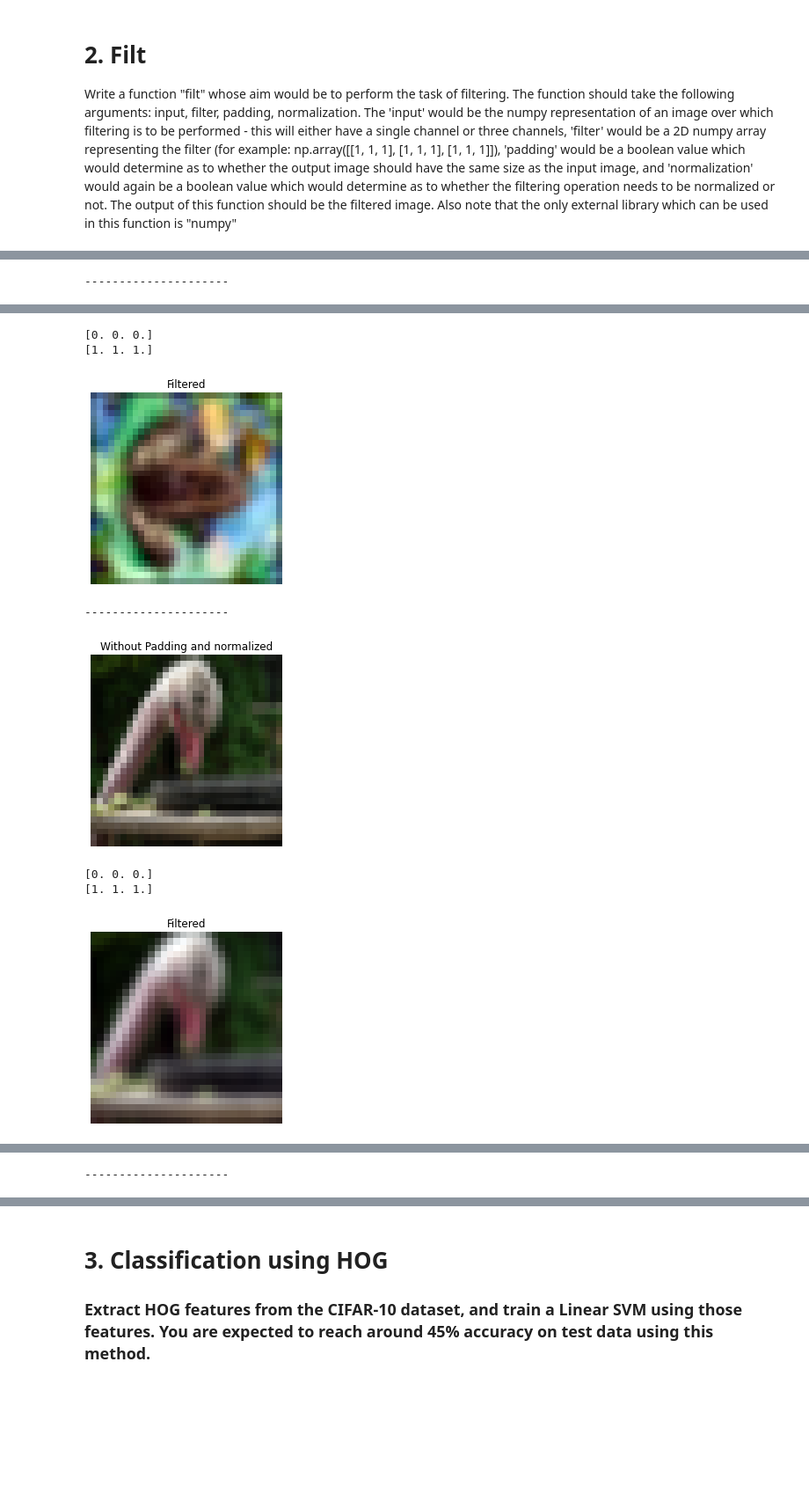
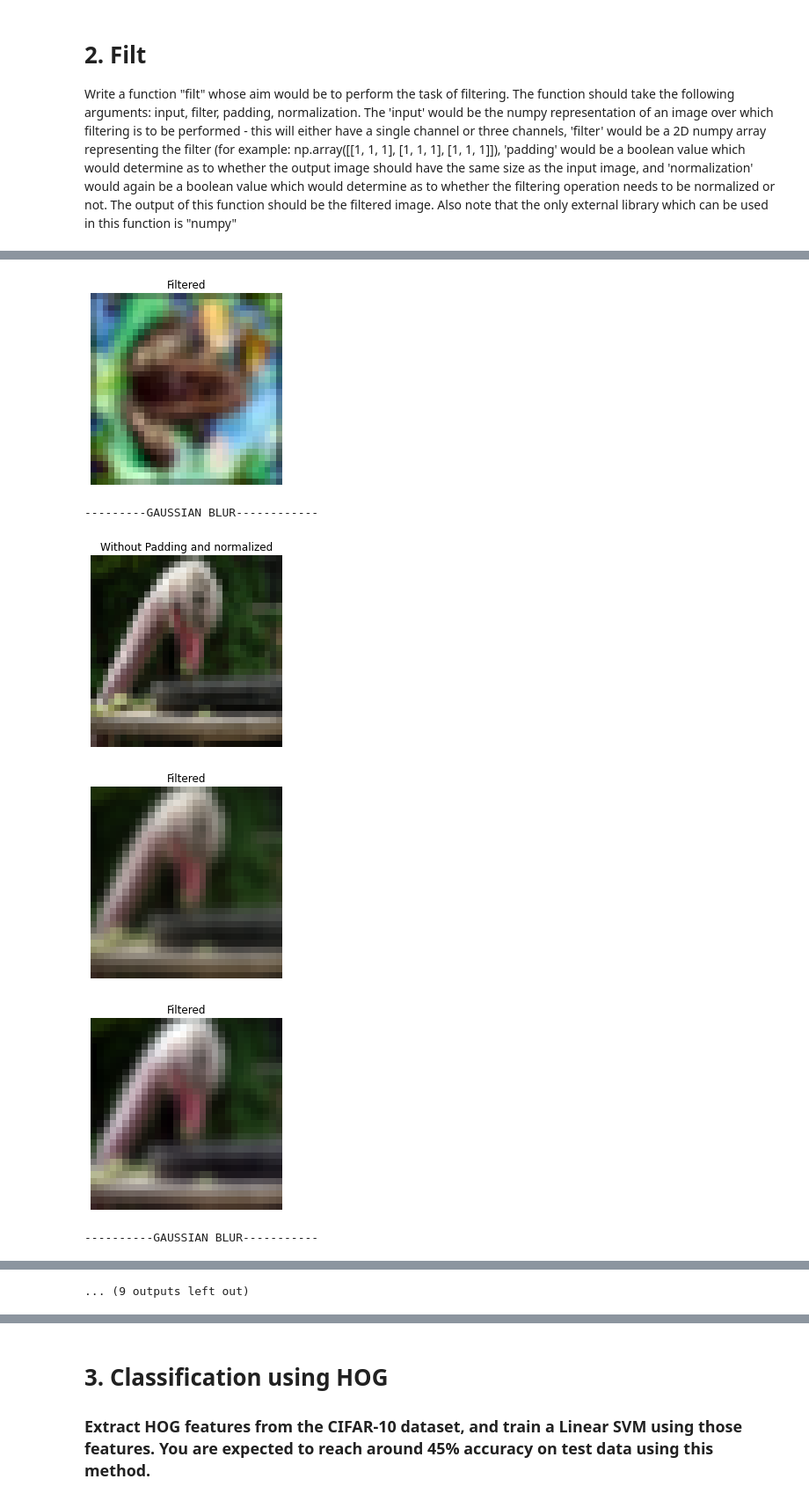
Before and after one commit to ms03831/nn-HoG-classification-CIFAR10, a Jupyter notebook: classification_cifar10.ipynb, the cells around one changed output, grey strips where cells are left out. Shown at 88% size. Saved outputs shown, nothing was run; the diff lists cells and outputs as text; code cells hidden in the pictures; blank space fills up the shorter version.

```diff
--- a/classification_cifar10.ipynb
+++ b/classification_cifar10.ipynb
@@ -97,12 +102,10 @@ def filt(input, filter, padding, normalization):
     return: returns the filtered image, as np array
     """
     if len(input.shape) == 2:
-        f_shape = filter.shape + (1,)
         i_shape = input.shape + (1,)
-        filter = filter.reshape(f_shape)
         input = input.reshape(i_shape)
-
-    n_1, n_2, n_3 = filter.shape
+    assert len(filter.shape) == 2 #filter is 2-d
+    n_1, n_2 = filter.shape
     w, h, d = input.shape
 
     x2 = input
@@ -122,21 +125,21 @@ def filt(input, filter, padding, normalization):
     for i in range(w-n_1+1):
         for j in range(h-n_2+1):
           for k in range(d):
-              new_image[i][j][k] = np.sum(input[i:i+n_1, j:j+n_2, k] * filter[:, :, k])
+              new_image[i][j][k] = np.sum(input[i:i+n_1, j:j+n_2, k] * filter)
+    if new_image.shape[-1] == 1:
+        shape = new_image.shape[:2]
+        new_image = new_image.reshape(shape)
 
     if normalization: #normalizes the image to between 0 and 1
         new_image -= np.amin(new_image, axis=(0,1))
-        new_image /= np.amax(new_image,axis=(0,1))
-
-    if new_image.shape[-1] == 1:
-        shape = new_image.shape[:2]
-        new_image = new_image.reshape(shape)
+        new_image = new_image/np.amax(new_image,axis=(0,1))
 
     plt.imshow(new_image)
     plt.title('Filtered')
     plt.axis('off')
     plt.show()
 
+print('-----------GAUSSIAN BLUR---------\n\n')
 img = np.array(x_train[0]).astype(float) / 255.0
 plt.imshow(img)
 plt.title('With Padding and not normalized')
@@ -144,10 +147,8 @@ plt.axis('off')
 plt.show()
 filter_guass = cv2.getGaussianKernel(3, 0)
 filter_guass = np.dot(filter_guass, filter_guass.T)
-filter_guass = np.array([filter_guass, filter_guass, filter_guass])
-filter_guass = filter_guass.T
 filt(img, filter_guass, True, False)
-print('---------------------\n\n')
+print('-----------GAUSSIAN BLUR---------\n\n')
 img = np.array(x_train[200]).astype(float) / 255.0
 plt.imshow(img)
 plt.title('With Padding and normalized')
@@ -155,10 +156,8 @@ plt.axis('off')
 plt.show()
 filter_guass = cv2.getGaussianKernel(3, 0)
 filter_guass = np.dot(filter_guass, filter_guass.T)
-filter_guass = np.array([filter_guass, filter_guass, filter_guass])
-filter_guass = filter_guass.T
 filt(img, filter_guass, True, True)
-print('---------------------\n\n')
+print('---------GAUSSIAN BLUR------------\n\n')
 img = np.array(x_train[400]).astype(float) / 255.0
 plt.imshow(img)
 plt.title('Without Padding and normalized')
@@ -166,10 +165,9 @@ plt.axis('off')
 plt.show()
 filter_guass = cv2.getGaussianKernel(3, 0)
 filter_guass = np.dot(filter_guass, filter_guass.T)
-filter_guass = np.array([filter_guass, filter_guass, filter_guass])
-filter_guass = filter_guass.T
+filt(img, filter_guass, False, False)
 filt(img, filter_guass, False, True)
-print('---------------------\n\n')
+print('----------GAUSSIAN BLUR-----------\n\n')
 img = np.array(x_train[800]).astype(float) / 255.0
 plt.imshow(img)
 plt.title('Without Padding and not normalized')
@@ -177,7 +175,30 @@ plt.axis('off')
 plt.show()
 filter_guass = cv2.getGaussianKernel(3, 0)
 filter_guass = np.dot(filter_guass, filter_guass.T)
-filter_guass = np.array([filter_guass, filter_guass, filter_guass])
-filter_guass = filter_guass.T
 filt(img, filter_guass, False, False)
+
+custom_image = plt.imread('custom_image.jpeg')
+custom_image2 = plt.imread('custom_image2.jpeg')
+
+print('--------EdgeDetection-------\n\n')
+filter2 = np.array([[1, 0, -1],
+                    [2, 0, -2],
+                    [1, 0, -1]])
+img = np.array(custom_image).astype(float) / 255.0
+plt.imshow(img)
+plt.title('Without Padding and not normalized')
+plt.axis('off')
+plt.show()
+filt(img, filter2, False, False)
+
+print('--------EdgeDetection-------\n\n')
+filter2 = np.array([[1, 0, -1],
+                    [2, 0, -2],
+                    [1, 0, -1]])
+img = np.array(custom_image2).astype(float) / 255.0
+plt.imshow(img)
+plt.title('With Padding and not normalized')
+plt.axis('off')
+plt.show()
+filt(img, filter2, True, False)
 # %% [output]
@@ -184,3 +206,2 @@ filt(img, filter_guass, False, False)
 [figure]
 [figure]
----------------------
@@ -187,9 +209,7 @@ filt(img, filter_guass, False, False)
 [figure]
-[0. 0. 0.]
-[1. 1. 1.]
 [figure]
----------------------
+---------GAUSSIAN BLUR------------
 [figure]
+[figure, new version]
+[figure, new version]
-[0. 0. 0.]
-[1. 1. 1.]
+----------GAUSSIAN BLUR-----------
-[figure, old version]
@@ -196 +217 @@ filt(img, filter_guass, False, False)
----------------------
+... (9 outputs left out)
```
Also changed, not shown: parts of 10 cells of this notebook.
